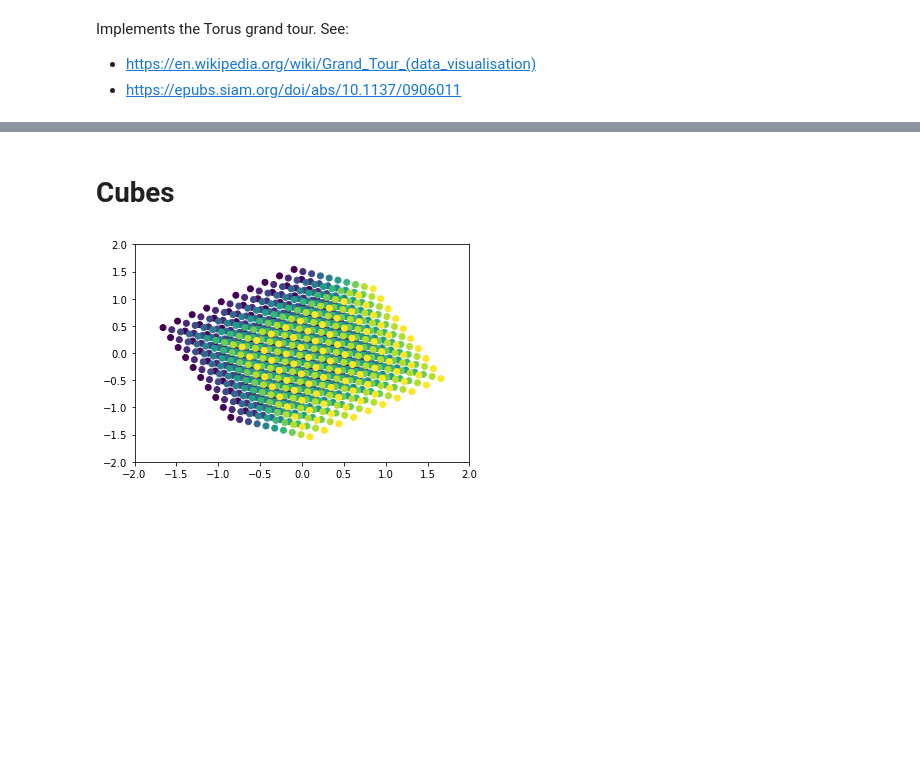
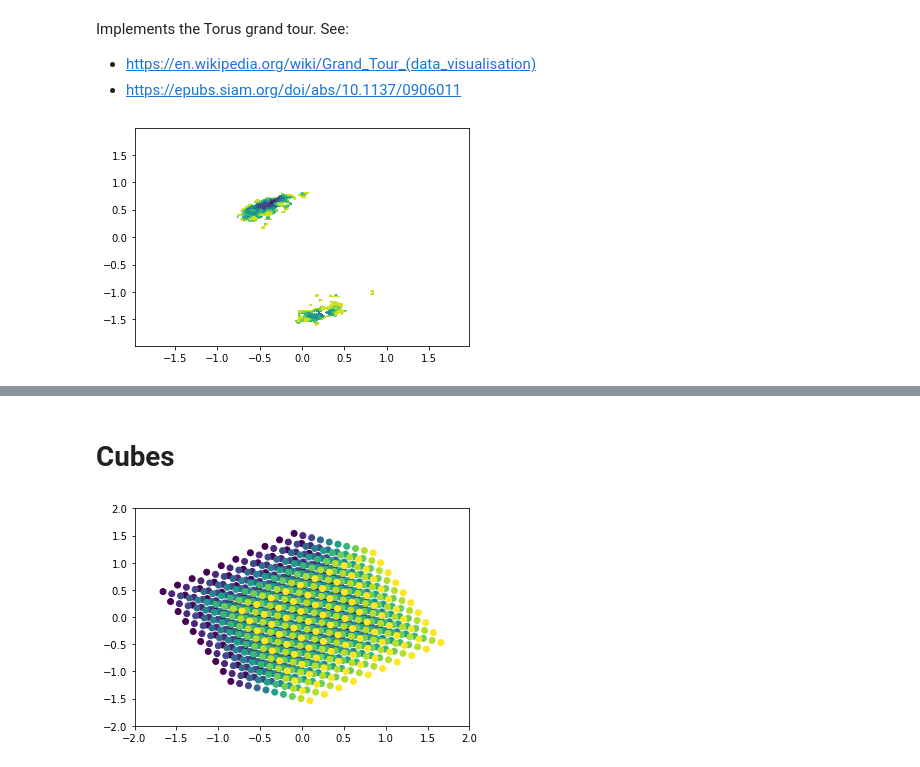
Before and after one commit to RobertArbon/msm_hyperparameter_optimisation, a Jupyter notebook: viz/grand_tour.ipynb, the cells around one changed output, grey strips where cells are left out. Drawn from its saved outputs; the diff is of its cells as text; code cells hidden in the pictures; blank space fills up the shorter version.

```diff
--- a/viz/grand_tour.ipynb
+++ b/viz/grand_tour.ipynb
@@ -161,0 +166,15 @@ def create_gif(X, num_stops=100, out_file='grand_tour', out_dim=2, cols=None, sc
+# %%
+Lx = Ly = 2
+Nx = Ny = 100
+Nt = 10 # free energy levels
+
+xx = np.linspace(-Lx, Lx, Nx)
+yy = np.linspace(-Ly, Ly, Ny)
+
+x, y, z = get_histogram(Xtica[:, 0], Xtica[:, 1], avoid_zero_count=False, nbins=[xx, yy])
+
+fig, ax = plt.subplots()
+f = _to_free_energy(z, minener_zero=True)
+im = ax.contourf(x, y, f)
+# %% [output]
+[figure, added]
```
Also changed, not shown: parts of 7 cells of this notebook.
